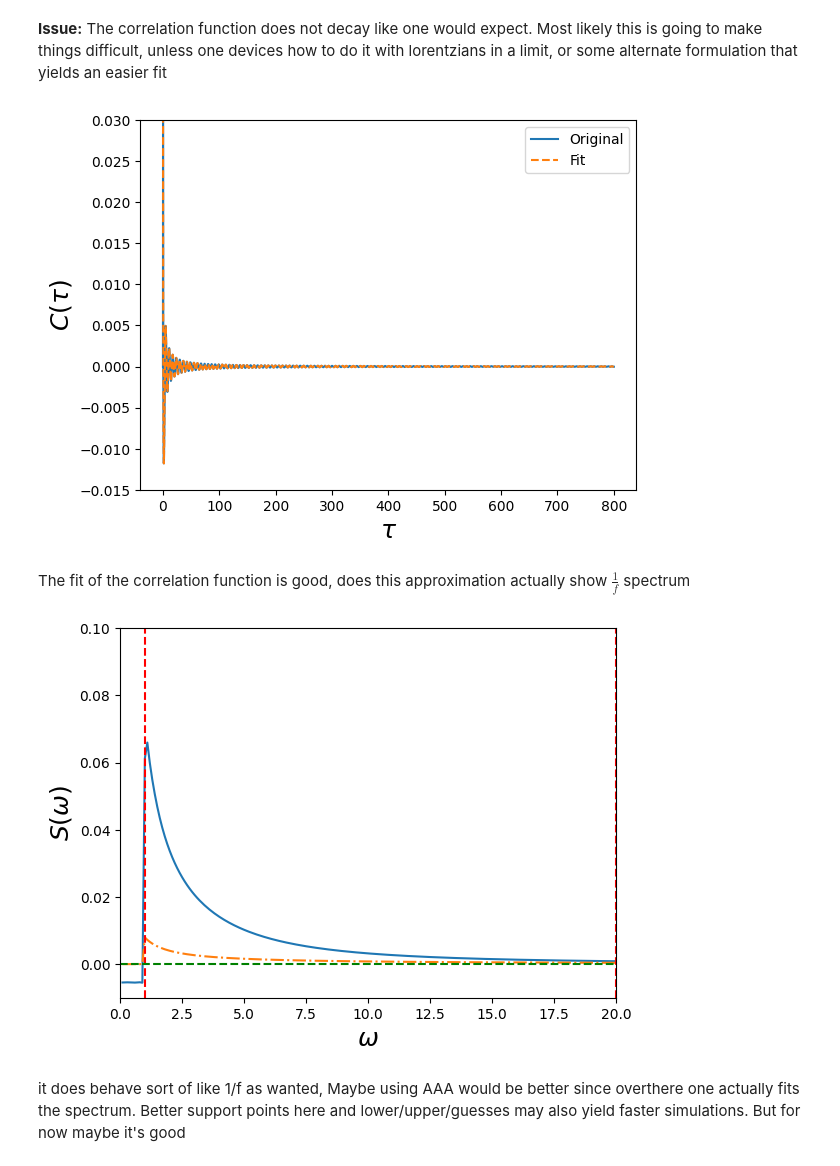
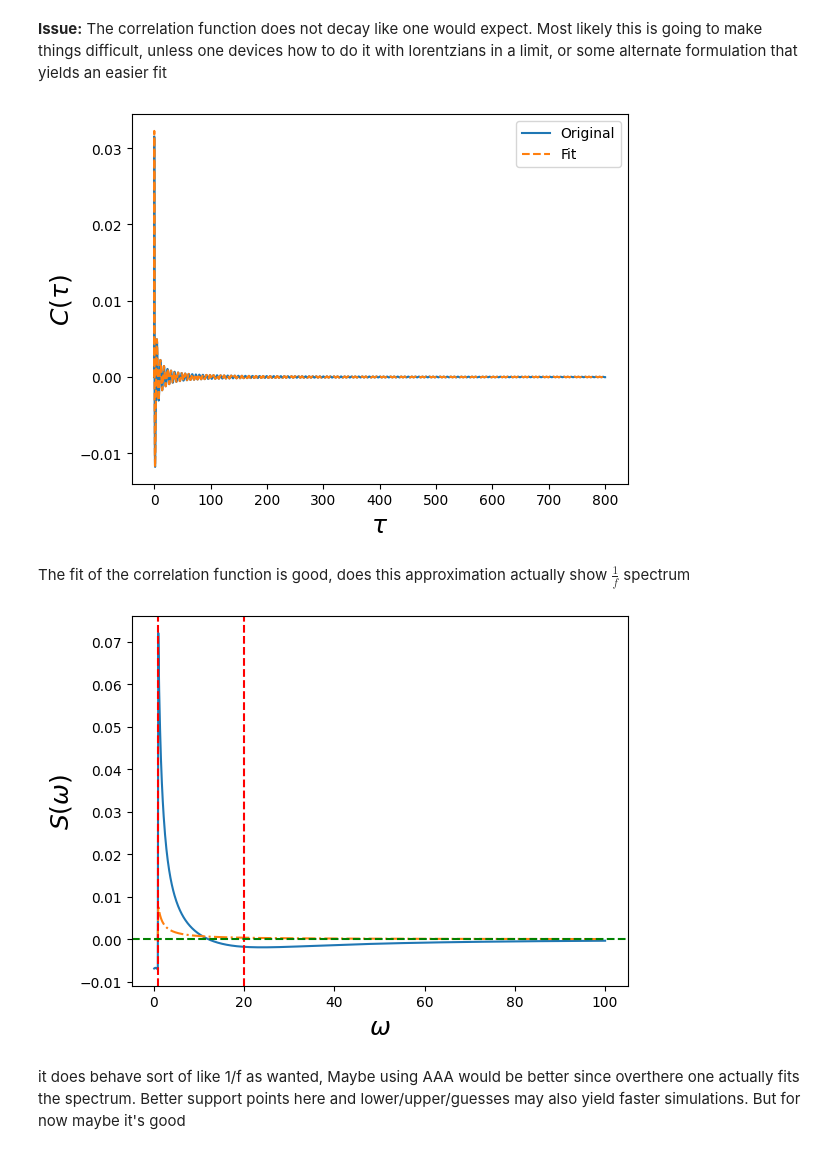
Before and after one commit to gsuarezr/DSE, a Jupyter notebook: report/f_noise.ipynb, the cells around one changed output. Saved outputs shown, nothing was run; the diff lists cells and outputs as text; code cells hidden in the pictures.

```diff
--- a/report/f_noise.ipynb
+++ b/report/f_noise.ipynb
@@ -170,14 +170,11 @@ times=np.linspace(0,500,2000)
 # %%
 Q=sigmaz()
 # %%
-time2=np.linspace(0,1500,1000)
+time2=np.linspace(0,1500,5000)
-# %%
-time2=1/np.logspace(-3,0,1000)
-time2=np.flip(time2)
 # %%
 cfiitter2 = heom.CorrelationFitter(
     Q, 0, time2, correlation)
-bath1, fit2info = cfiitter2.get_fit(Ni=1, Nr=10,full_ansatz=True)#sigma=1e-6,lower=[-10,-np.inf,-3,-10],upper=[10,0,3,10],guesses=[0,-0.5,1,-0.1]
+bath1, fit2info = cfiitter2.get_fit(Ni=1, Nr=8,full_ansatz=True)#sigma=1e-6,lower=[-10,-np.inf,-3,-10],upper=[10,0,3,10],guesses=[0,-0.5,1,-0.1]
 # %%
 print(fit2info['summary'])
 # %% [output]
@@ -209,13 +204,13 @@ times3=np.linspace(0,800,5000)
 plt.plot(times3,correlation(times3),label="Original")
 plt.plot(times3,bath1.correlation_function_approx(times3),"--",label="Fit")
 #plt.xlim(300,500)
-plt.ylim(-0.015,0.03)
+#plt.ylim(-0.00015,0.0003)
 plt.ylabel(r"$C(\tau)$",fontsize=18)
 plt.xlabel(r"$\tau$",fontsize=18)
 plt.legend()
 plt.show()
 # %% [output]
-[figure, old version]
+[figure, new version]
 # %% [markdown]
 The fit of the correlation function is good, does this approximation actually show $\frac{1}{f}$ spectrum
 # %%
@@ -230,16 +225,16 @@ w=np.linspace(0,100,1000)
 # %%
 plt.plot(w,bath1.power_spectrum_approx(w),label="Fit")
 plt.plot(w, spectrum_f(w),"-.",label=r"$\frac{1}{f}$")
 plt.axvline(1,color="red",linestyle="dashed")
 plt.axvline(20,color="red",linestyle="dashed")
 plt.axhline(0,color="green",linestyle="dashed")
-plt.ylim(-0.01,0.1)
-plt.xlim(0,20)
+#plt.ylim(-0.01,0.1)
+#plt.xlim(0,20)
 plt.ylabel(r"$S(\omega)$",fontsize=18)
 plt.xlabel(r"$\omega$",fontsize=18)
 plt.show()
 # %% [output]
-[figure, old version]
+[figure, new version]
 # %% [markdown]
 it does behave sort of like 1/f  as wanted, Maybe using AAA would be better since overthere one actually fits the spectrum. Better support points here and lower/upper/guesses may also yield faster simulations. But for now maybe it's good
 # %%
```
Also changed, not shown: parts of 9 cells of this notebook, 4 other files.
